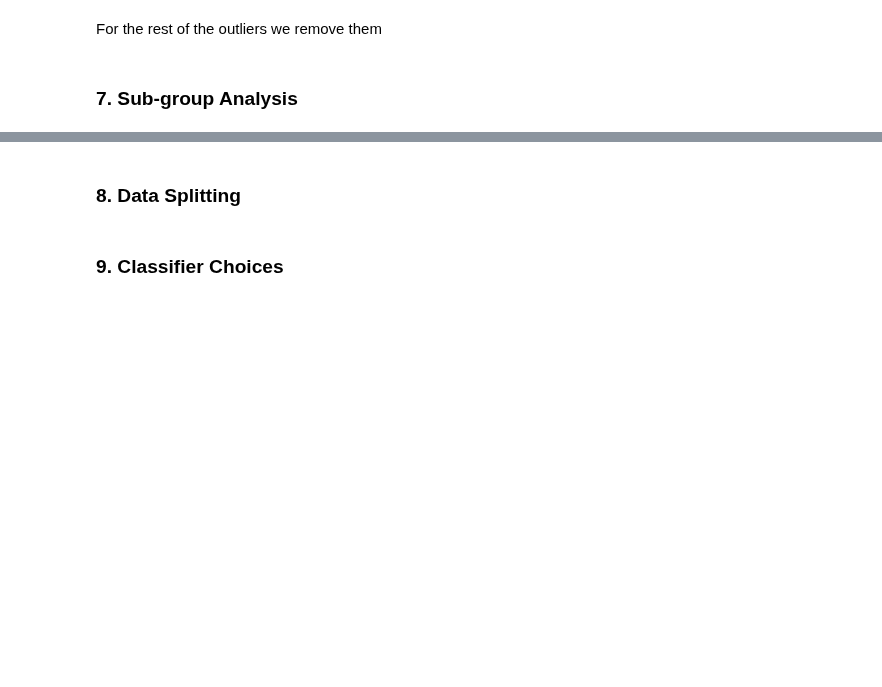
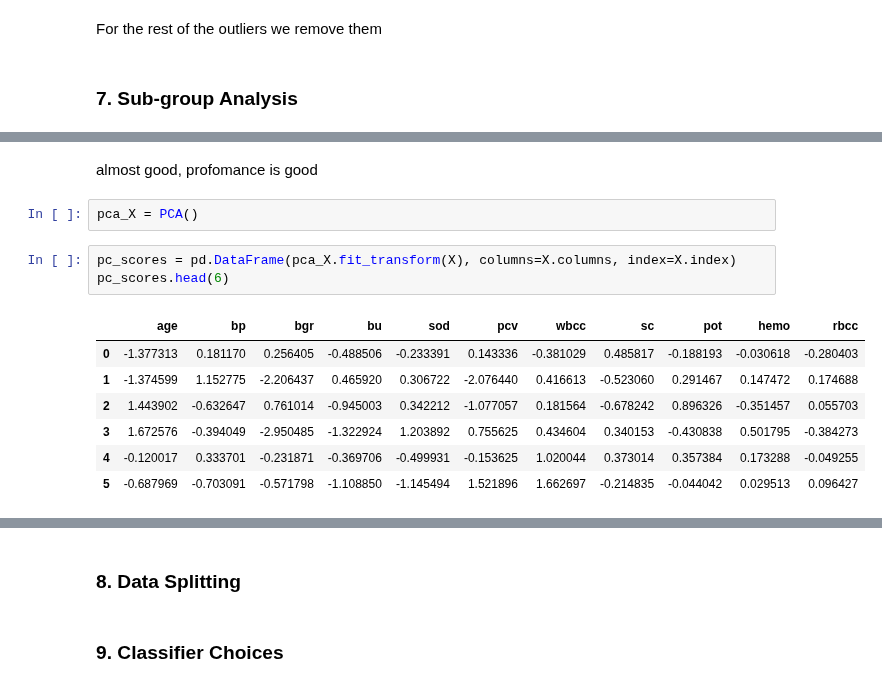
Before and after one commit to Barkesty/Project-Chronic-Kidney-Disease-Classification-Challenge, a Jupyter notebook: project.ipynb, the cells around one changed output, grey strips where cells are left out. Saved outputs shown, nothing was run; the diff lists cells and outputs as text; blank space fills up the shorter version.

```diff
--- a/project.ipynb
+++ b/project.ipynb
@@ -382,0 +435,15 @@ For the rest of the outliers we remove them
+# %% [markdown]
+almost good, profomance is good
+# %%
+pca_X = PCA()
+# %%
+pc_scores = pd.DataFrame(pca_X.fit_transform(X), columns=X.columns, index=X.index)
+pc_scores.head(6)
+# %% [output]
+|  | age | bp | bgr | bu | sod | pcv | wbcc | sc | pot | hemo | rbcc |
+| 0 | -1.377313 | 0.181170 | 0.256405 | -0.488506 | -0.233391 | 0.143336 | -0.381029 | 0.485817 | -0.188193 | -0.030618 | -0.280403 |
+| 1 | -1.374599 | 1.152775 | -2.206437 | 0.465920 | 0.306722 | -2.076440 | 0.416613 | -0.523060 | 0.291467 | 0.147472 | 0.174688 |
+| 2 | 1.443902 | -0.632647 | 0.761014 | -0.945003 | 0.342212 | -1.077057 | 0.181564 | -0.678242 | 0.896326 | -0.351457 | 0.055703 |
+| 3 | 1.672576 | -0.394049 | -2.950485 | -1.322924 | 1.203892 | 0.755625 | 0.434604 | 0.340153 | -0.430838 | 0.501795 | -0.384273 |
+| 4 | -0.120017 | 0.333701 | -0.231871 | -0.369706 | -0.499931 | -0.153625 | 1.020044 | 0.373014 | 0.357384 | 0.173288 | -0.049255 |
+| 5 | -0.687969 | -0.703091 | -0.571798 | -1.108850 | -1.145494 | 1.521896 | 1.662697 | -0.214835 | -0.044042 | 0.029513 | 0.096427 |
```
Also changed, not shown: parts of 12 cells of this notebook.
